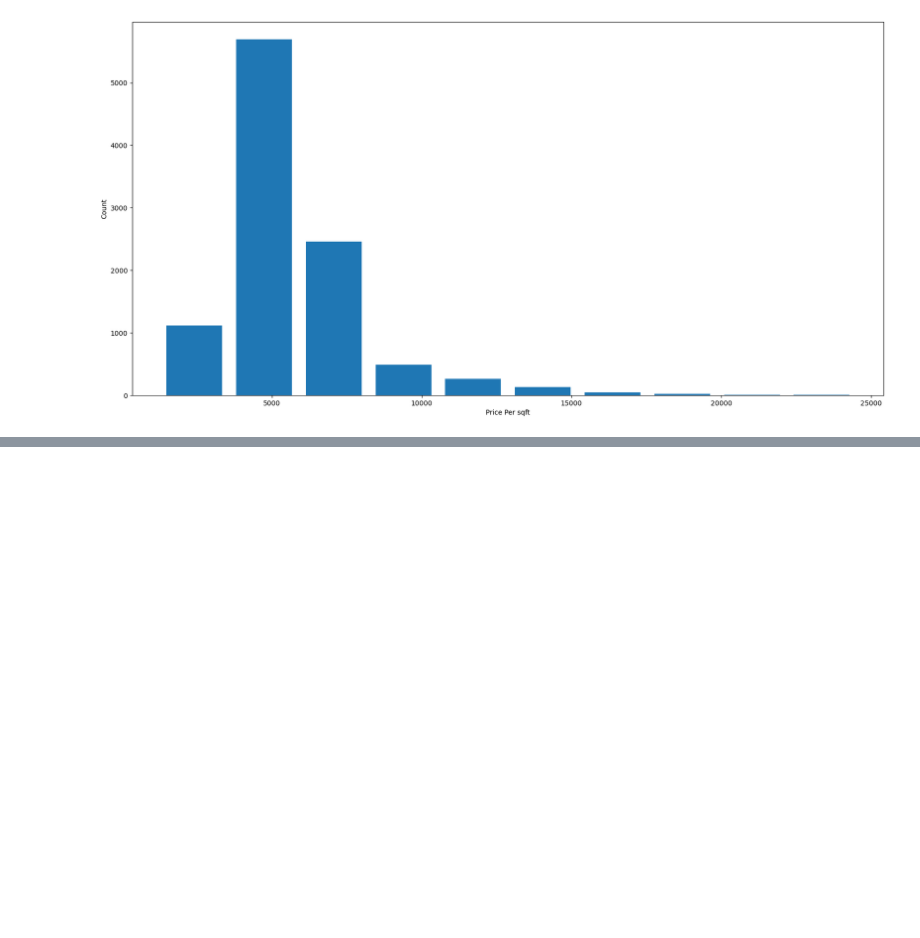
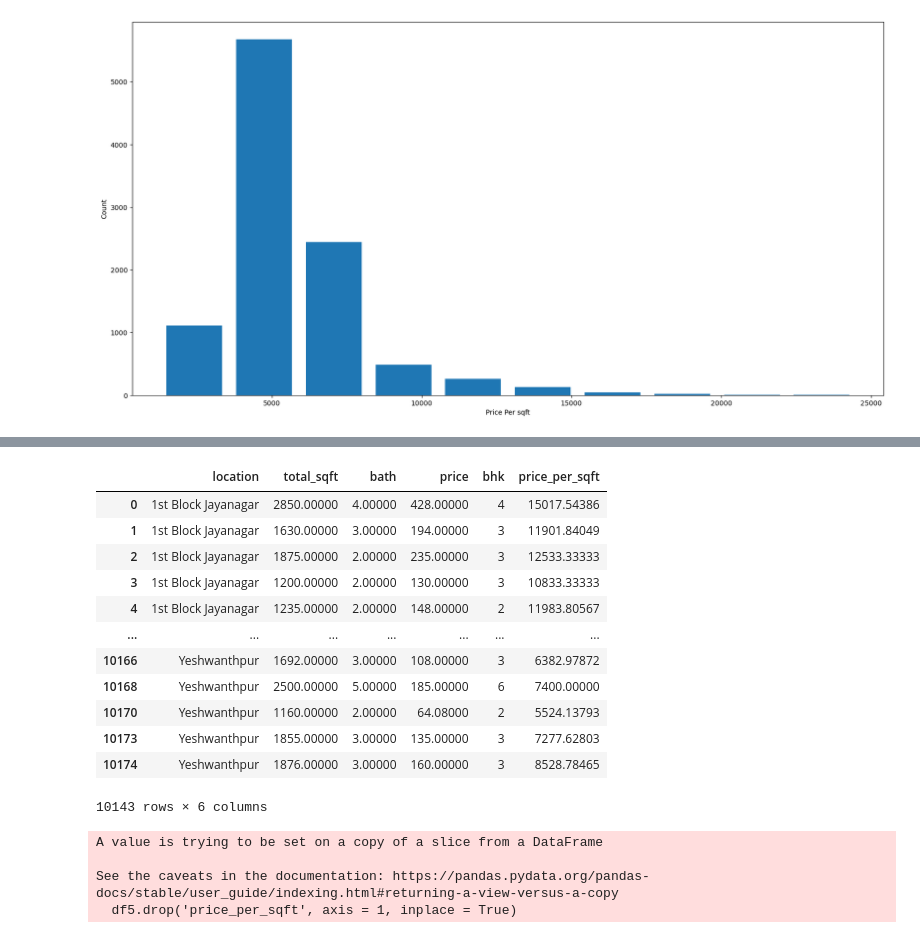
Before and after one commit to praju-1/Machine_Learning, a Jupyter notebook: Supervised_learning/Regression/Banglore_House_Prediction.ipynb, the cells around one changed output, grey strips where cells are left out. Cells and saved outputs as stored; diff of their text form; code cells hidden in the pictures; blank space fills up the shorter version.

```diff
--- a/Supervised_learning/Regression/Banglore_House_Prediction.ipynb
+++ b/Supervised_learning/Regression/Banglore_House_Prediction.ipynb
@@ -552,0 +605,2 @@ plt.show()
+# %%
+df5 = df4[df4.bath <= df4.bhk + 2]
@@ -552,0 +616,41 @@ plt.show()
+# %%
+def remove_bhk_outliers(df):
+    exclude_indice = np.array([])
+    for location, location_df in df.groupby('location'):
+        bhk_stats = {}
+
+    for bhk, bhk_df in location_df.groupby('bhk'):
+        bhk_stats[bhk] = {
+            'mean' : np.mean(bhk_df.price_per_sqft),
+            'std' : np.std(bhk_df.price_per_sqft),
+            'count' : bhk_df.shape[0]
+        }
+
+    for bhk, bhk_df in location_df.groupby('bhk'):
+        stats = bhk_stats.get(bhk - 1)
+        if stats and stats['count'] > 5:
+            exclude_indice = np.append(exclude_indice, bhk_df[bhk_df.price_per_sqft < (stats['mean'])].index.values)
+    return df.drop(exclude_indice, axis = 'index')
+# %%
+remove_bhk_outliers(df5)
+# %% [output]
+|  | location | total_sqft | bath | price | bhk | price_per_sqft |
+| 0 | 1st Block Jayanagar | 2850.00000 | 4.00000 | 428.00000 | 4 | 15017.54386 |
+| 1 | 1st Block Jayanagar | 1630.00000 | 3.00000 | 194.00000 | 3 | 11901.84049 |
+| 2 | 1st Block Jayanagar | 1875.00000 | 2.00000 | 235.00000 | 3 | 12533.33333 |
+| 3 | 1st Block Jayanagar | 1200.00000 | 2.00000 | 130.00000 | 3 | 10833.33333 |
+| 4 | 1st Block Jayanagar | 1235.00000 | 2.00000 | 148.00000 | 2 | 11983.80567 |
+| ... | ... | ... | ... | ... | ... | ... |
+| 10166 | Yeshwanthpur | 1692.00000 | 3.00000 | 108.00000 | 3 | 6382.97872 |
+| 10168 | Yeshwanthpur | 2500.00000 | 5.00000 | 185.00000 | 6 | 7400.00000 |
+| 10170 | Yeshwanthpur | 1160.00000 | 2.00000 | 64.08000 | 2 | 5524.13793 |
+| 10173 | Yeshwanthpur | 1855.00000 | 3.00000 | 135.00000 | 3 | 7277.62803 |
+| 10174 | Yeshwanthpur | 1876.00000 | 3.00000 | 160.00000 | 3 | 8528.78465 |
+10143 rows × 6 columns
+# %%
+df5.drop('price_per_sqft', axis = 1, inplace = True)
+# %% [output]
+A value is trying to be set on a copy of a slice from a DataFrame
+
+See the caveats in the documentation: https://pandas.pydata.org/pandas-docs/stable/user_guide/indexing.html#returning-a-view-versus-a-copy
+  df5.drop('price_per_sqft', axis = 1, inplace = True)
```
Also changed, not shown: parts of 43 cells of this notebook.
